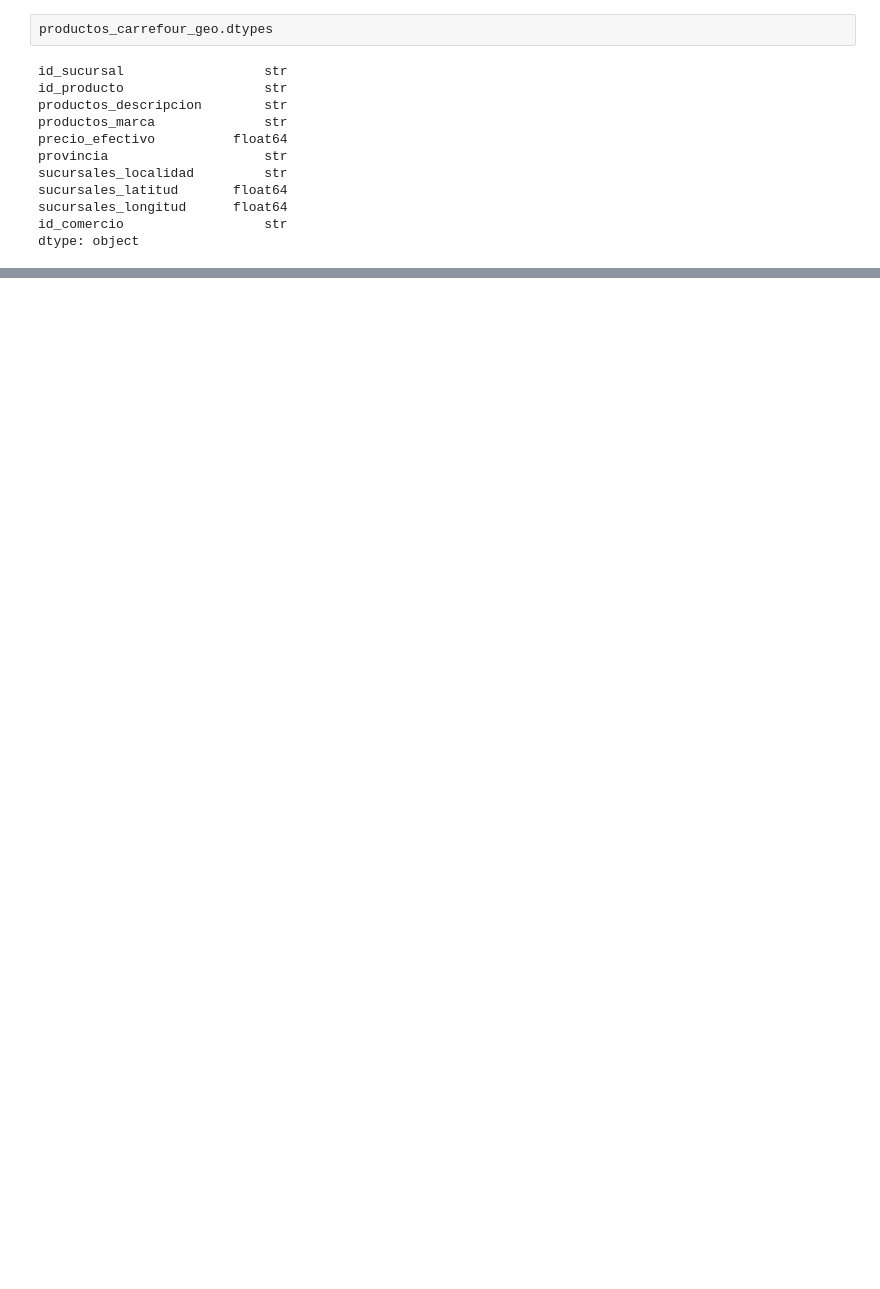
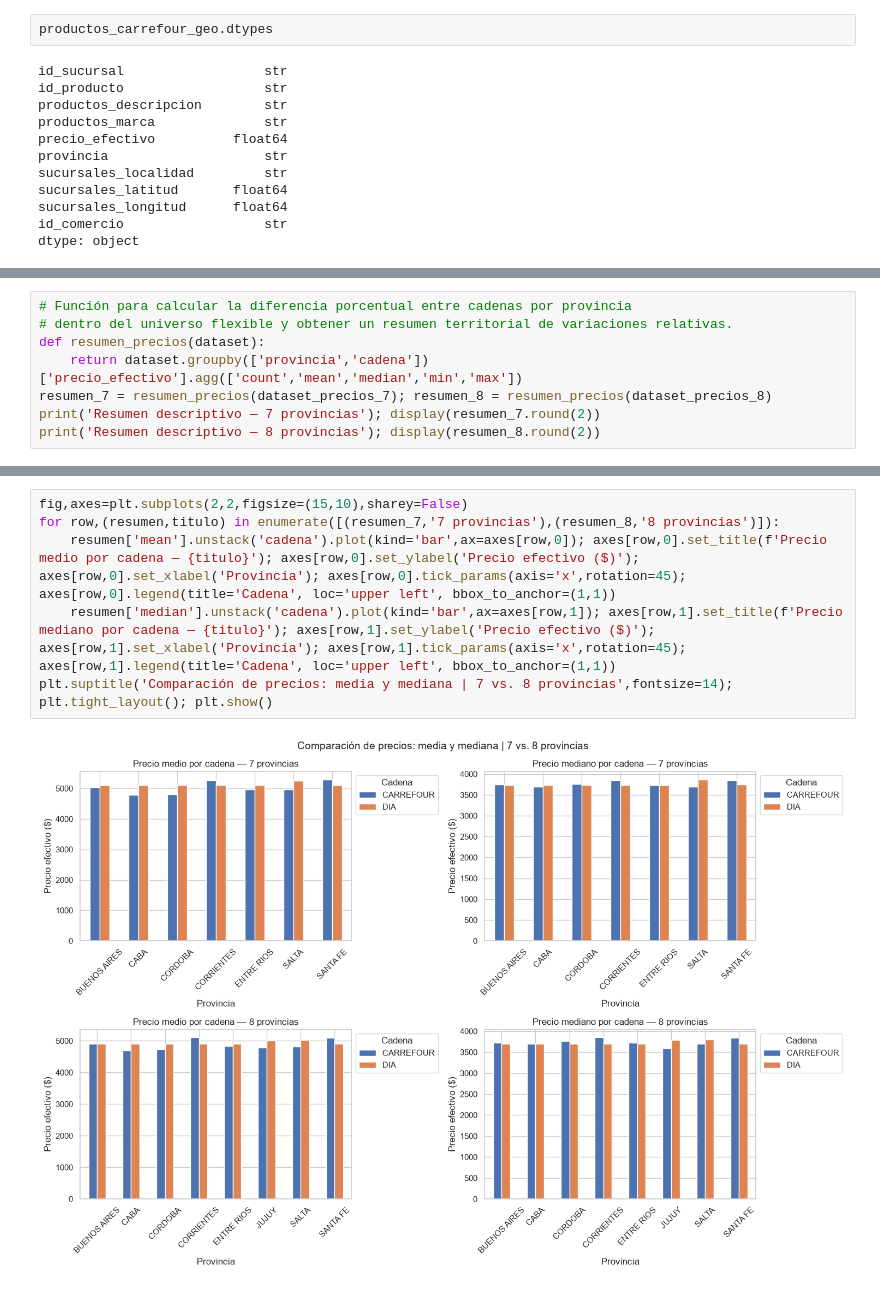
Before and after one commit to NestorRev/analisis-precios-nlp-sepa, a Jupyter notebook: notebooks/03_precios_por_provincias.ipynb, the cells around one changed output, grey strips where cells are left out. Cells and saved outputs as stored; diff of their text form; blank space fills up the shorter version.

```diff
--- a/notebooks/03_precios_por_provincias.ipynb
+++ b/notebooks/03_precios_por_provincias.ipynb
@@ -444,0 +555,8 @@ plt.show()
+# %%
+# Función para calcular la diferencia porcentual entre cadenas por provincia
+# dentro del universo flexible y obtener un resumen territorial de variaciones relativas.
+def resumen_precios(dataset):
+    return dataset.groupby(['provincia','cadena'])['precio_efectivo'].agg(['count','mean','median','min','max'])
+resumen_7 = resumen_precios(dataset_precios_7); resumen_8 = resumen_precios(dataset_precios_8)
+print('Resumen descriptivo — 7 provincias'); display(resumen_7.round(2))
+print('Resumen descriptivo — 8 provincias'); display(resumen_8.round(2))
@@ -444,0 +606,8 @@ plt.show()
+# %%
+fig,axes=plt.subplots(2,2,figsize=(15,10),sharey=False)
+for row,(resumen,titulo) in enumerate([(resumen_7,'7 provincias'),(resumen_8,'8 provincias')]):
+    resumen['mean'].unstack('cadena').plot(kind='bar',ax=axes[row,0]); axes[row,0].set_title(f'Precio medio por cadena — {titulo}'); axes[row,0].set_ylabel('Precio efectivo ($)'); axes[row,0].set_xlabel('Provincia'); axes[row,0].tick_params(axis='x',rotation=45); axes[row,0].legend(title='Cadena', loc='upper left', bbox_to_anchor=(1,1))
+    resumen['median'].unstack('cadena').plot(kind='bar',ax=axes[row,1]); axes[row,1].set_title(f'Precio mediano por cadena — {titulo}'); axes[row,1].set_ylabel('Precio efectivo ($)'); axes[row,1].set_xlabel('Provincia'); axes[row,1].tick_params(axis='x',rotation=45); axes[row,1].legend(title='Cadena', loc='upper left', bbox_to_anchor=(1,1))
+plt.suptitle('Comparación de precios: media y mediana | 7 vs. 8 provincias',fontsize=14); plt.tight_layout(); plt.show()
+# %% [output]
+[figure, added]
```
Also changed, not shown: parts of 111 cells of this notebook, 5 other files.
